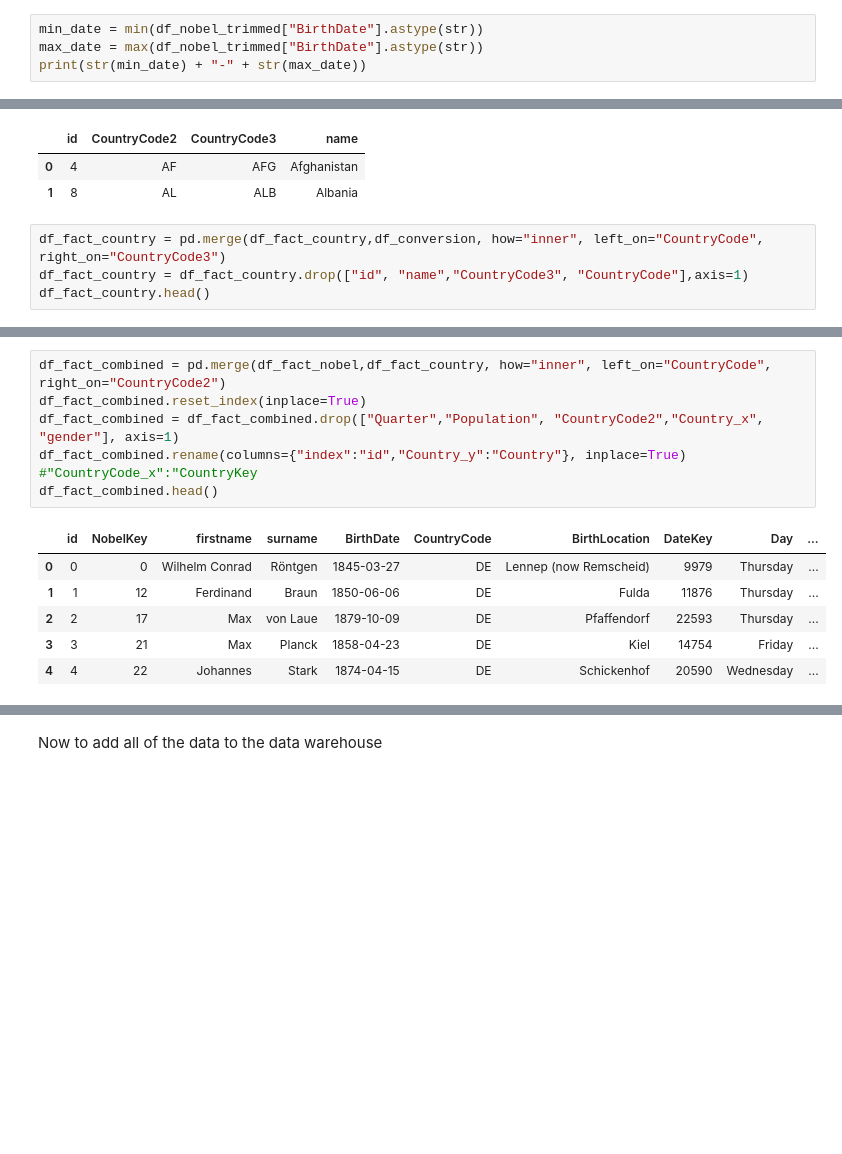
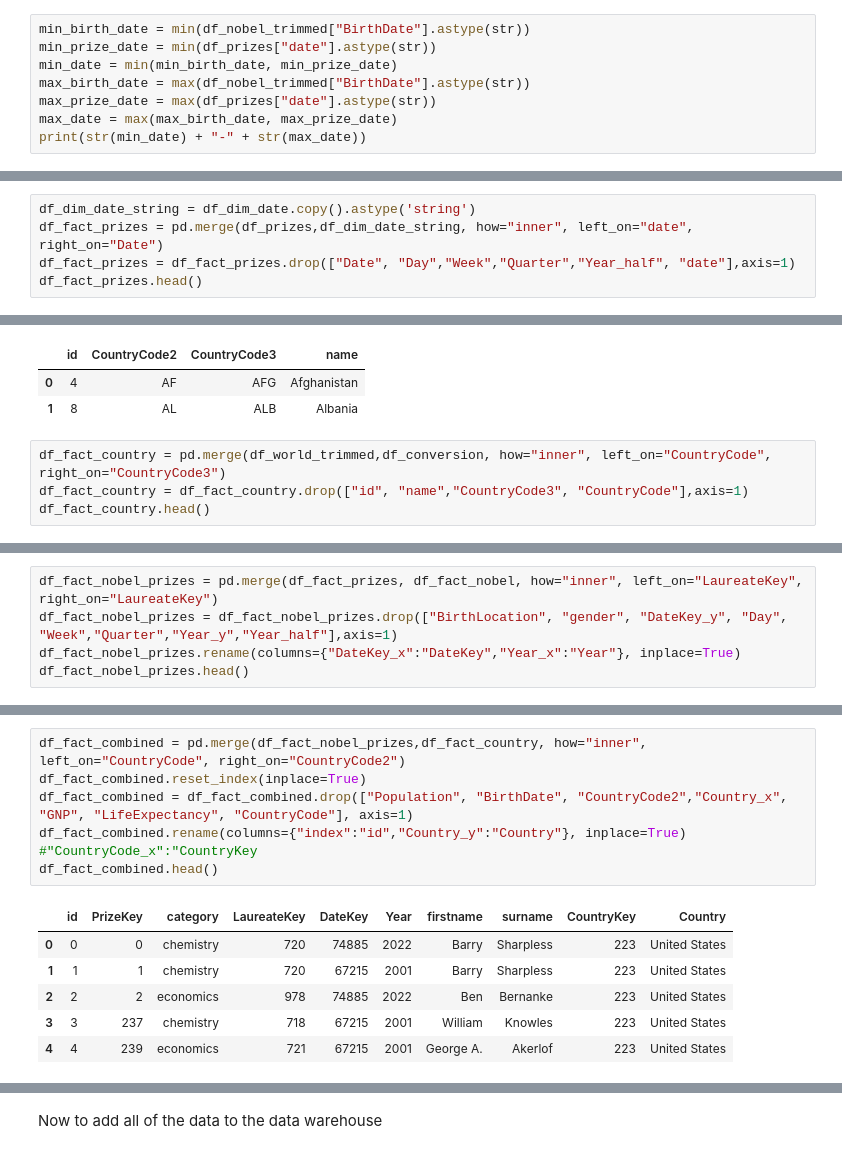
Before and after one commit to M8Name/mjt6vj-data-project-1, a Jupyter notebook: mjt6vj-Project-1.ipynb, the cells around one changed output, grey strips where cells are left out. Saved outputs shown, nothing was run; the diff lists cells and outputs as text; blank space fills up the shorter version.

Commit message:
Change to prizes as transaction

```diff
--- a/mjt6vj-Project-1.ipynb
+++ b/mjt6vj-Project-1.ipynb
@@ -243,5 +276,9 @@ And then I will create a date table based upon the birthDate category
 # %%
-min_date = min(df_nobel_trimmed["BirthDate"].astype(str))
-max_date = max(df_nobel_trimmed["BirthDate"].astype(str))
+min_birth_date = min(df_nobel_trimmed["BirthDate"].astype(str))
+min_prize_date = min(df_prizes["date"].astype(str))
+min_date = min(min_birth_date, min_prize_date)
+max_birth_date = max(df_nobel_trimmed["BirthDate"].astype(str))
+max_prize_date = max(df_prizes["date"].astype(str))
+max_date = max(max_birth_date, max_prize_date)
 print(str(min_date) + "-" + str(max_date))
 # %% [output]
@@ -281,3 +325,8 @@ df_fact_nobel.head()
 | 2 | 2 | Pieter | Zeeman | 1865-05-25 | the Netherlands | NL | Zonnemaire | male | 17343 | ... |
 | 3 | 499 | John R. | Mott | 1865-05-25 | United States | US | Livingston Manor, NY | male | 17343 | ... |
 | 4 | 3 | Henri | Becquerel | 1852-12-15 | France | FR | Paris | male | 12799 | ... |
+# %%
+df_dim_date_string = df_dim_date.copy().astype('string')
+df_fact_prizes = pd.merge(df_prizes,df_dim_date_string, how="inner", left_on="date", right_on="Date")
+df_fact_prizes = df_fact_prizes.drop(["Date", "Day","Week","Quarter","Year_half", "date"],axis=1)
+df_fact_prizes.head()
@@ -308,7 +364,7 @@ df_conversion.head(2)
 | 0 | 4 | AF | AFG | Afghanistan |
 | 1 | 8 | AL | ALB | Albania |
 # %%
-df_fact_country = pd.merge(df_fact_country,df_conversion, how="inner", left_on="CountryCode", right_on="CountryCode3")
+df_fact_country = pd.merge(df_world_trimmed,df_conversion, how="inner", left_on="CountryCode", right_on="CountryCode3")
 df_fact_country = df_fact_country.drop(["id", "name","CountryCode3", "CountryCode"],axis=1)
 df_fact_country.head()
 # %% [output]
@@ -320,0 +377,5 @@ df_fact_country.head()
+# %%
+df_fact_nobel_prizes = pd.merge(df_fact_prizes, df_fact_nobel, how="inner", left_on="LaureateKey", right_on="LaureateKey")
+df_fact_nobel_prizes = df_fact_nobel_prizes.drop(["BirthLocation", "gender", "DateKey_y", "Day", "Week","Quarter","Year_y","Year_half"],axis=1)
+df_fact_nobel_prizes.rename(columns={"DateKey_x":"DateKey","Year_x":"Year"}, inplace=True)
+df_fact_nobel_prizes.head()
@@ -321,16 +389,16 @@ df_fact_country.head()
 # %%
-df_fact_combined = pd.merge(df_fact_nobel,df_fact_country, how="inner", left_on="CountryCode", right_on="CountryCode2")
+df_fact_combined = pd.merge(df_fact_nobel_prizes,df_fact_country, how="inner", left_on="CountryCode", right_on="CountryCode2")
 df_fact_combined.reset_index(inplace=True)
-df_fact_combined = df_fact_combined.drop(["Quarter","Population", "CountryCode2","Country_x", "gender"], axis=1)
+df_fact_combined = df_fact_combined.drop(["Population", "BirthDate", "CountryCode2","Country_x", "GNP", "LifeExpectancy", "CountryCode"], axis=1)
 df_fact_combined.rename(columns={"index":"id","Country_y":"Country"}, inplace=True) #"CountryCode_x":"CountryKey
 df_fact_combined.head()
 # %% [output]
-|  | id | NobelKey | firstname | surname | BirthDate | CountryCode | BirthLocation | DateKey | Day | ... |
-| 0 | 0 | 0 | Wilhelm Conrad | Röntgen | 1845-03-27 | DE | Lennep (now Remscheid) | 9979 | Thursday | ... |
-| 1 | 1 | 12 | Ferdinand | Braun | 1850-06-06 | DE | Fulda | 11876 | Thursday | ... |
-| 2 | 2 | 17 | Max | von Laue | 1879-10-09 | DE | Pfaffendorf | 22593 | Thursday | ... |
-| 3 | 3 | 21 | Max | Planck | 1858-04-23 | DE | Kiel | 14754 | Friday | ... |
-| 4 | 4 | 22 | Johannes | Stark | 1874-04-15 | DE | Schickenhof | 20590 | Wednesday | ... |
+|  | id | PrizeKey | category | LaureateKey | DateKey | Year | firstname | surname | CountryKey | Country |
+| 0 | 0 | 0 | chemistry | 720 | 74885 | 2022 | Barry | Sharpless | 223 | United States |
+| 1 | 1 | 1 | chemistry | 720 | 67215 | 2001 | Barry | Sharpless | 223 | United States |
+| 2 | 2 | 2 | economics | 978 | 74885 | 2022 | Ben | Bernanke | 223 | United States |
+| 3 | 3 | 237 | chemistry | 718 | 67215 | 2001 | William | Knowles | 223 | United States |
+| 4 | 4 | 239 | economics | 721 | 67215 | 2001 | George A. | Akerlof | 223 | United States |
 # %%
 df_fact_combined.shape
 # %% [output]
```
Also changed, not shown: parts of 26 cells of this notebook, 1 other file.
